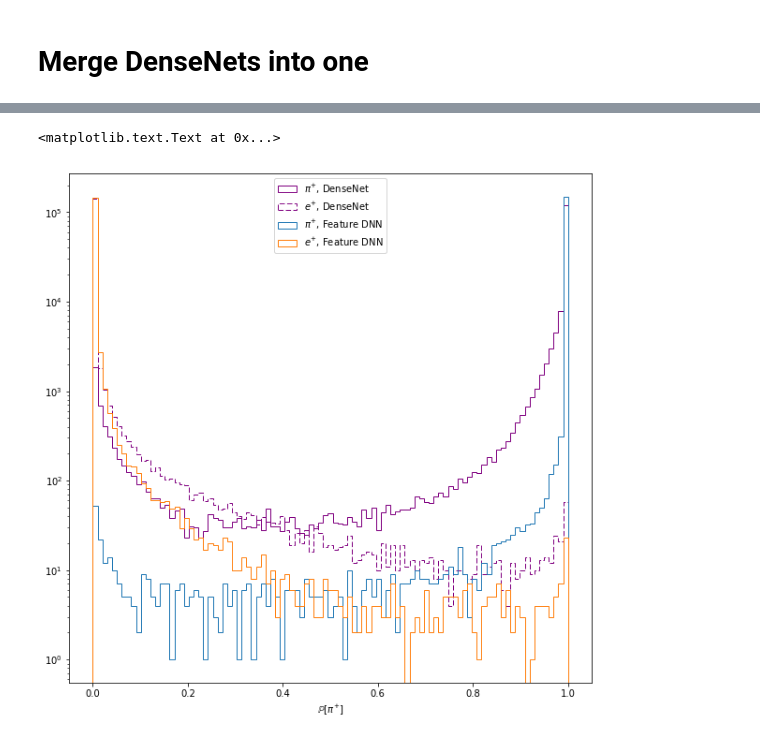
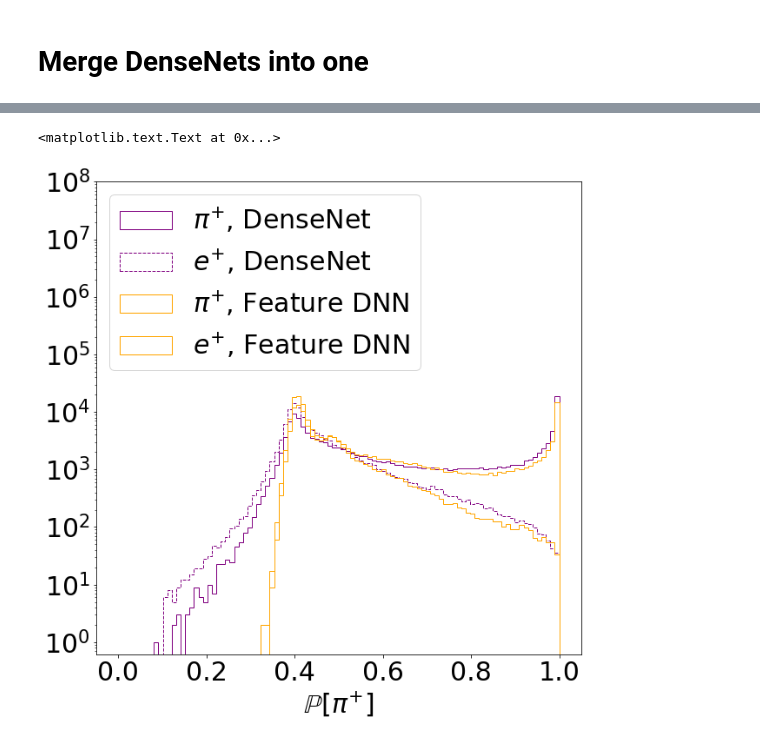
Before and after one commit to hep-lbdl/CaloGAN, a Jupyter notebook: classification/calo-classfier.ipynb, the cells around one changed output, grey strips where cells are left out. Cells and saved outputs as stored; diff of their text form; code cells hidden in the pictures.

Commit message:
Vary attention mechanism + final classification plots

```diff
--- a/classification/calo-classfier.ipynb
+++ b/classification/calo-classfier.ipynb
@@ -82,9 +82,11 @@ CLASS_TWO = 'eplus'
 # %%
 import glob
 print 'Extraing data for ' + CLASS_ONE
-c1 = load_calodata(glob.glob(('../data/classification/{}_extra.hdf5').format(CLASS_ONE)))
+# c1 = load_calodata(glob.glob(('../data/classification/{}_extra.hdf5').format(CLASS_ONE)))
+c1 = load_calodata(glob.glob(('../../fast/{}_angle_position_5deg_xy.h5').format(CLASS_ONE)))
 print 'Extraing data for ' + CLASS_TWO
-c2 = load_calodata(glob.glob(('../data/classification/{}_extra.hdf5').format(CLASS_TWO)))
+# c2 = load_calodata(glob.glob(('../data/classification/{}_extra.hdf5').format(CLASS_TWO)))
+c2 = load_calodata(glob.glob(('../../fast/{}_angle_position_5deg_xy.h5').format(CLASS_TWO)))
 data = map(concat, zip(c1, c2))
 
 labels = np.array([1] * c1[0].shape[0] + [0] * c2[0].shape[0])
@@ -169,21 +171,24 @@ def build_model(image, selu=True, bn=True):
     x = Dropout(0.5)(x)
 
     x = ZeroPadding2D((1, 1))(image)
-    x = LocallyConnected2D(8 * 4, (3, 3), padding='valid', strides=(1, 2))(x)
+#     x = LocallyConnected2D(8 * 4, (3, 3), padding='valid', strides=(1, 2))(x)
+    x = Conv2D(8 * 4, (3, 3), padding='valid', strides=(1, 2))(x)
 
     x = BatchNormalization()(x)
     x = Activation('relu')(x)
     x = Dropout(0.5)(x)
 
     x = ZeroPadding2D((1, 1))(x)
-    x = LocallyConnected2D(16 * 4, (2, 2), padding='valid')(x)
+#     x = LocallyConnected2D(16 * 4, (2, 2), padding='valid')(x)
+    x = Conv2D(16 * 4, (2, 2), padding='valid')(x)
 
     x = BatchNormalization()(x)
     x = Activation('relu')(x)
     x = Dropout(0.5)(x)
 
     x = ZeroPadding2D((1, 1))(x)
-    x = LocallyConnected2D(32 * 4, (2, 2), padding='valid', strides=(1, 2))(x)
+#     x = LocallyConnected2D(32 * 4, (2, 2), padding='valid', strides=(1, 2))(x)
+    x = Conv2D(32 * 4, (2, 2), padding='valid', strides=(1, 2))(x)
 
     x = BatchNormalization()(x)
     x = Activation('relu')(x)
@@ -704,7 +696,10 @@ features = [f(xi) for f, xi in zip(dnet_merged, x)]
 # %%
 from keras.layers.merge import Concatenate
 # %%
-y = Dense(1, activation='sigmoid')(Concatenate()(features))
+y = Dense(1, activation='sigmoid')(
+        Dense(64, activation='relu')(
+            Concatenate()(features)
+))
 # %%
 image_dnet_merged = Model(x, y)
 # %%
@@ -770,20 +763,27 @@ yhat_dnet_merged = image_dnet_merged.predict(data_test, verbose=True).ravel()
+# %%
+matplotlib.rcParams.update({'font.size' : 30})
 # %%
 plt.figure(figsize=(10, 10))
 bins = np.linspace(0, 1, 100)
 # plt.hist(yhat_image_dnn[labels_test == 1], histtype='step', bins=bins, label=r'$\pi^{+}$, Image DNN', color='red')
 # plt.hist(yhat_image_dnn[labels_test == 0], histtype='step', bins=bins, label=r'$e^{+}$, Image DNN', color='red',
 #         linestyle='dashed')
-plt.hist(yhat_dnet_merged[labels_test == 1], histtype='step', bins=bins, label=r'$\pi^{+}$, DenseNet', color='purple')
-plt.hist(yhat_dnet_merged[labels_test == 0], histtype='step', bins=bins, label=r'$e^{+}$, DenseNet', color='purple',
+plt.hist(yhat_dnet_merged[labels_test == 1], histtype='step',
+         bins=bins, label=r'$\pi^{+}$, DenseNet', color='purple')
+plt.hist(yhat_dnet_merged[labels_test == 0], histtype='step',
+         bins=bins, label=r'$e^{+}$, DenseNet', color='purple',
         linestyle='dashed')
-plt.hist(yhat_feature_dnn[labels_test == 1], histtype='step', bins=bins, label=r'$\pi^{+}$, Feature DNN')
-plt.hist(yhat_feature_dnn[labels_test == 0], histtype='step', bins=bins, label=r'$e^{+}$, Feature DNN')
-plt.legend(loc='upper center')
+plt.hist(yhat_feature_dnn[labels_test == 1], histtype='step',
+         bins=bins, label=r'$\pi^{+}$, Feature DNN', color='orange')
+plt.hist(yhat_feature_dnn[labels_test == 0], histtype='step',
+         bins=bins, label=r'$e^{+}$, Feature DNN', color='orange')
+plt.legend(loc='upper left')
 plt.yscale('log')
 # plt.xlim((0.99999, 1))
 # plt.xscale('log')
+plt.ylim(ymax=1e8)
 plt.xlabel(r'$\mathbb{P}[\pi^{+}]$')
 # %% [output]
 <matplotlib.text.Text at 0x...>
-[figure, old version]
+[figure, new version]
 # %%
```
Also changed, not shown: parts of 44 cells of this notebook, 2 other files.
